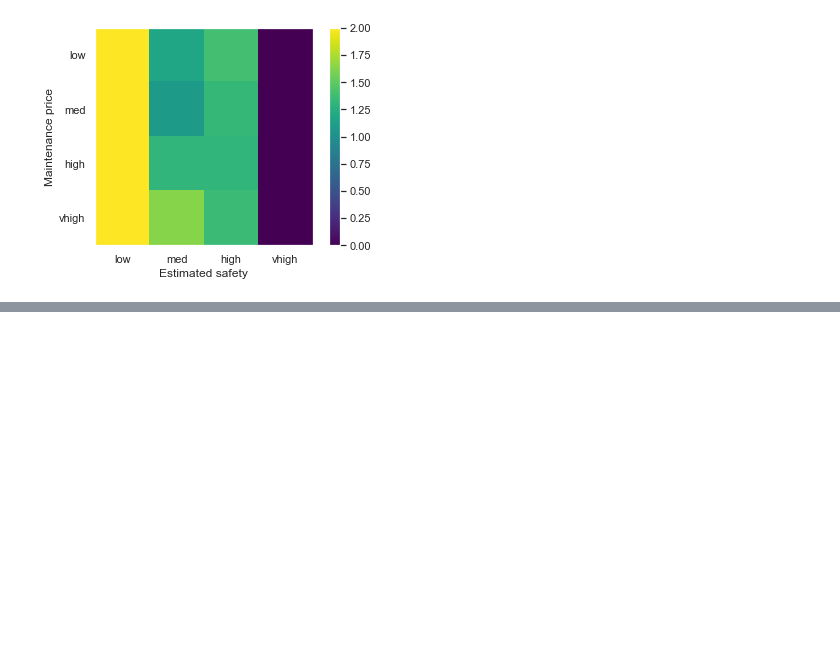
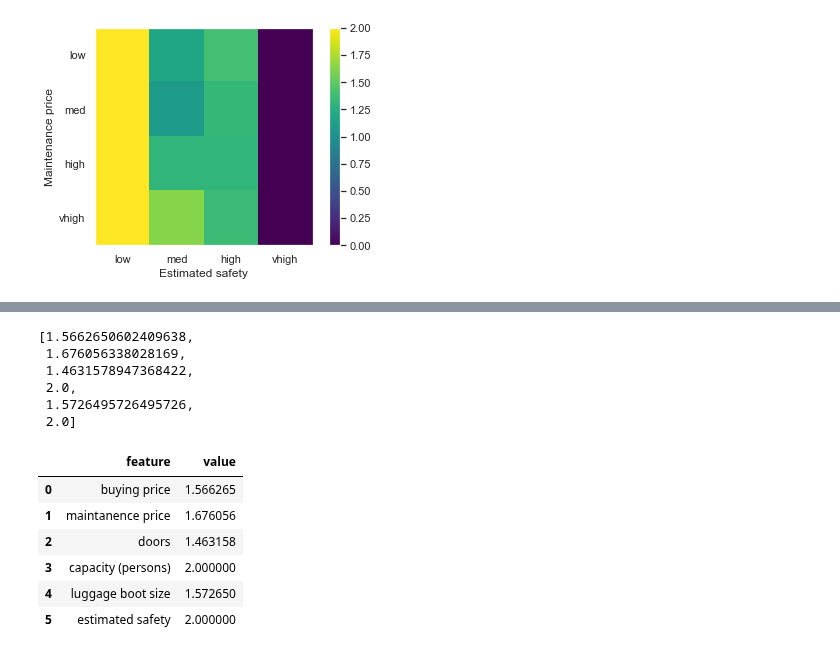
Before and after one commit to benlevyx/interpretable-ml, a Jupyter notebook: notebooks/Model_viz.ipynb, the cells around one changed output, grey strips where cells are left out. Drawn from its saved outputs; the diff is of its cells as text; code cells hidden in the pictures; blank space fills up the shorter version.

```diff
--- a/notebooks/Model_viz.ipynb
+++ b/notebooks/Model_viz.ipynb
@@ -373,0 +386,33 @@ plt.xlabel("Estimated safety");
+# %%
+idx = 6
+# %%
+feats = X_test[idx]
+# %%
+means = []
+for i, feat in enumerate(feats):
+    featmean = y_test_pred[X_test[:, i] == feat].mean()
+    means.append(featmean)
+# %%
+means
+# %% [output]
+[1.5662650602409638,
+ 1.676056338028169,
+ 1.4631578947368422,
+ 2.0,
+ 1.5726495726495726,
+ 2.0]
+# %%
+feat_means = pd.DataFrame({
+    'feature': colnames,
+    'value': means
+})
+# %%
+feat_means
+# %% [output]
+|  | feature | value |
+| 0 | buying price | 1.566265 |
+| 1 | maintanence price | 1.676056 |
+| 2 | doors | 1.463158 |
+| 3 | capacity (persons) | 2.000000 |
+| 4 | luggage boot size | 1.572650 |
+| 5 | estimated safety | 2.000000 |
```
Also changed, not shown: parts of 10 cells of this notebook, 6 other files.
